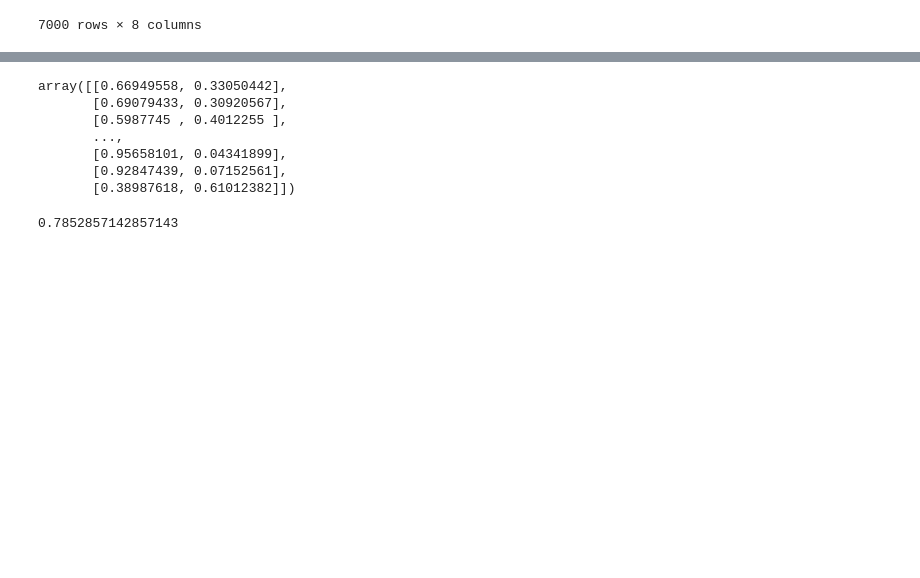
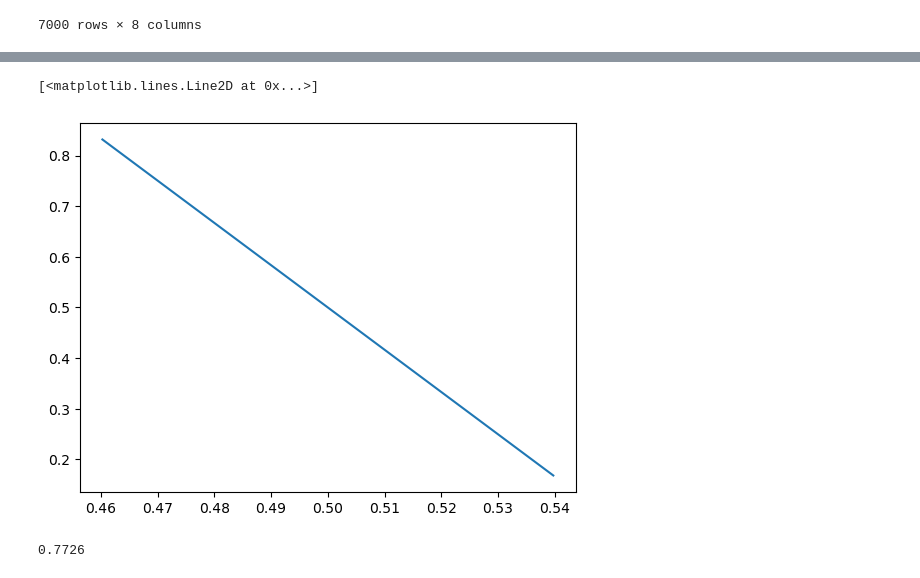
Before and after one commit to zafchiel/datas-notebooks, a Jupyter notebook: diabetes/analysis.ipynb, the cells around one changed output, grey strips where cells are left out. Saved outputs shown, nothing was run; the diff lists cells and outputs as text; code cells hidden in the pictures; blank space fills up the shorter version.

```diff
--- a/diabetes/analysis.ipynb
+++ b/diabetes/analysis.ipynb
@@ -98,7 +98,7 @@ training_data
 7000 rows × 8 columns
 # %%
 model = linear_model.LogisticRegression()
-model.fit(training_data, training_labels.values)
+model.fit(x_data, y_data.values)
 
 model.coef_
 # %% [output]
@@ -107,15 +114,10 @@ array([[3.72070204, 1.33697611, 0.98370841, 1.52206159, 3.03568764,
 # %%
-prediction = model.predict_proba(training_data)
-prediction
+prediction = model.predict_proba(x_data)
+plt.plot(prediction[0], prediction[1])
 # %% [output]
-array([[0.66949558, 0.33050442],
-       [0.69079433, 0.30920567],
-       [0.5987745 , 0.4012255 ],
-       ...,
-       [0.95658101, 0.04341899],
-       [0.92847439, 0.07152561],
-       [0.38987618, 0.61012382]])
+[<matplotlib.lines.Line2D at 0x...>]
+[figure, added]
 # %%
-model.score(training_data, training_labels)
+model.score(x_data, y_data)
 # %% [output]
-0.7852857142857143
+0.7726
```
Also changed, not shown: parts of 1 cell of this notebook.
